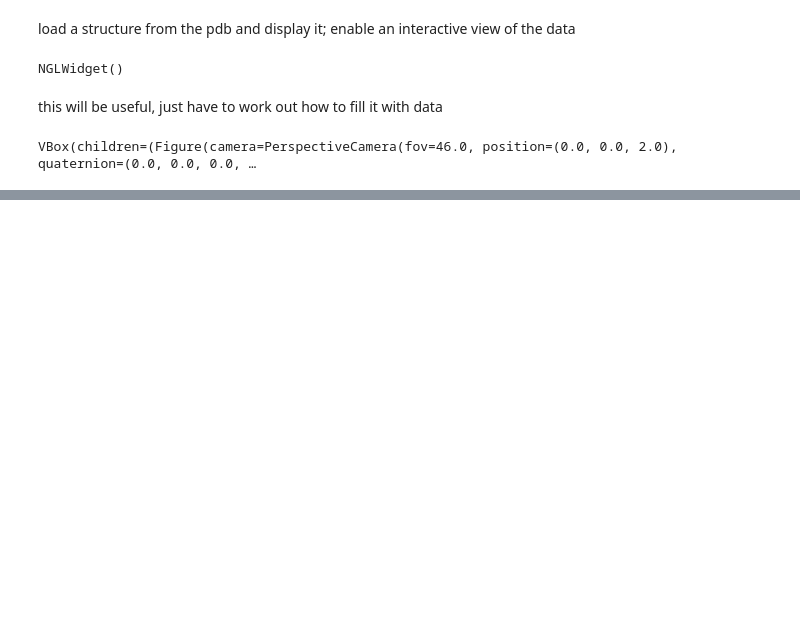
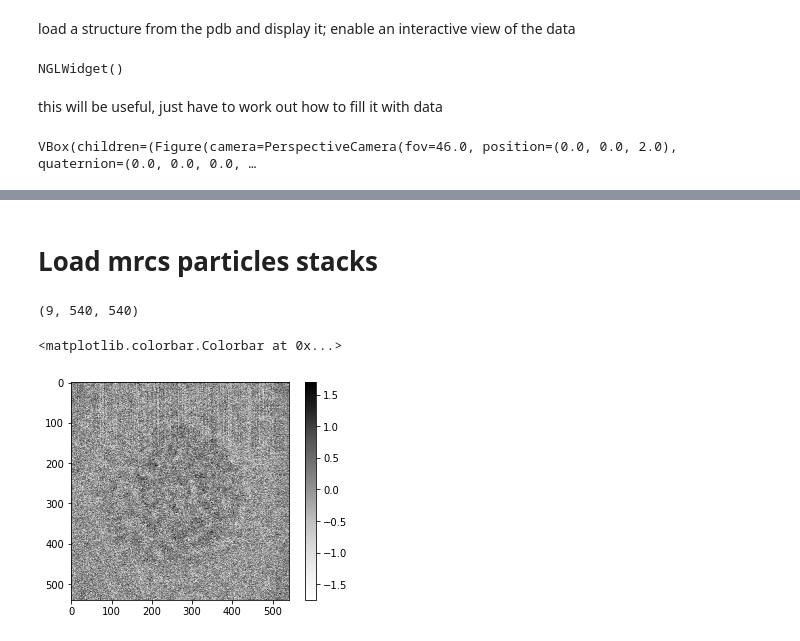
Before and after one commit to slaclab/cryoEM-notebooks, a Jupyter notebook: notebooks/Simple IO and Visualisation.ipynb, the cells around one changed output, grey strips where cells are left out. Cells and saved outputs as stored; diff of their text form; code cells hidden in the pictures; blank space fills up the shorter version.

Commit message:
in Simple IO, added loading of particle stacks from .mrcs.

```diff
--- a/notebooks/Simple IO and Visualisation.ipynb
+++ b/notebooks/Simple IO and Visualisation.ipynb
@@ -54,0 +28,23 @@ class Dataset(builtins.object)
+# %% [markdown]
+# Load mrcs particles stacks
+# %%
+import os
+import mrcfile
+datadir = '/gpfs/slac/cryo/fs1/g/ML/cryoEM-notebooks/data/20181005-rib-TEM4/Extract/extract_one_2dclass/Micrographs'
+# %%
+mrcsfile = datadir+'/Hasan_00871_aligned_DW.mrcs'
+# %%
+with mrcfile.open(mrcsfile) as mrc:
+    data = mrc.data
+data.shape
+# %% [output]
+(9, 540, 540)
+# %%
+%matplotlib inline
+import numpy as np
+from matplotlib import pyplot as plt
+plt.imshow(np.mean(data,axis=0),cmap='Greys')
+plt.colorbar()
+# %% [output]
+<matplotlib.colorbar.Colorbar at 0x...>
+[figure, added]
```
Also changed, not shown: parts of 4 cells of this notebook.
